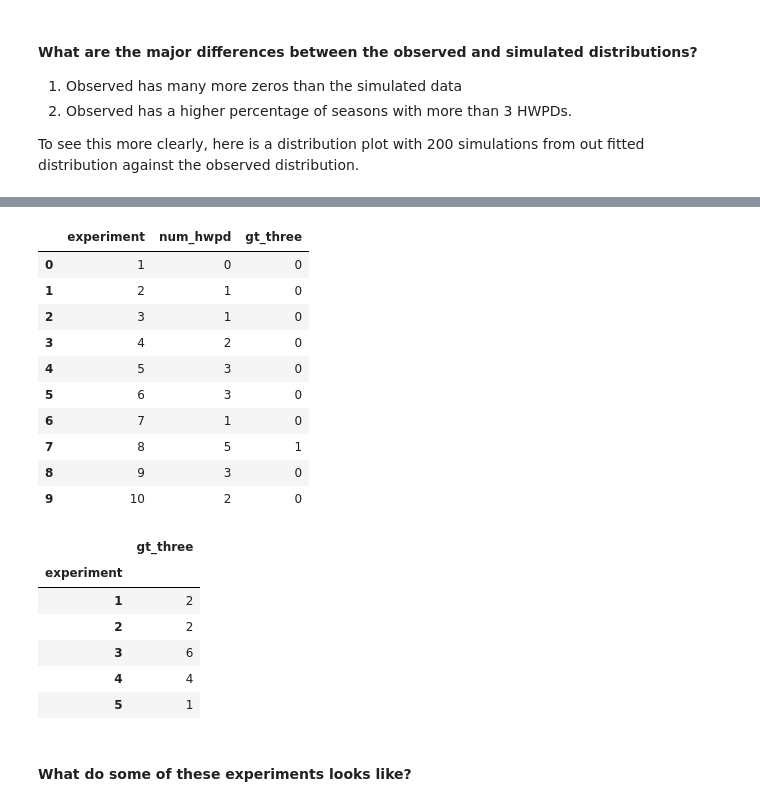
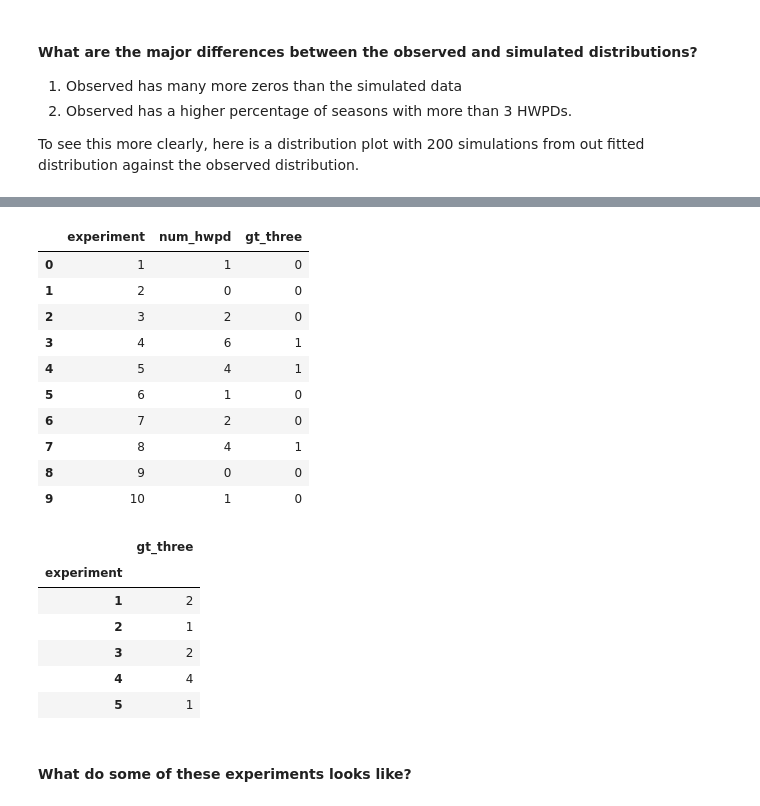
Before and after one commit to prior-knowledge/bayestime, a Jupyter notebook: 04/week_04_lecture.ipynb, the cells around one changed output, grey strips where cells are left out. Saved outputs shown, nothing was run; the diff lists cells and outputs as text; code cells hidden in the pictures.

```diff
--- a/04/week_04_lecture.ipynb
+++ b/04/week_04_lecture.ipynb
@@ -154,0 +185,2 @@ To fit a poisson distribution to these data, we can compute the mean number of H
+# %%
+pm = pystan.StanModel(file='../stan/iowa_hwpd_poisson.stan')
@@ -154,0 +189,9 @@ To fit a poisson distribution to these data, we can compute the mean number of H
+# %%
+# feed stan some data
+hwpd_dict = {'N':len(dubuque_corn_prod.hot_wet_planting),'hwpd':dubuque_corn_prod.hot_wet_planting}
+# %%
+# conduct MCMC using Stan
+hwpd_draws = pm.sampling(data=hwpd_dict, iter=1000, chains=4)
+# %%
+# give us a dictionary containing posterior draws for each parameter in the model
+hwpd_pstr = hwpd_draws.extract(permuted=True)
@@ -229,29 +284,29 @@ len(dubuque_corn_prod)
 # %%
-# conduct 2000 experiments
-num_expr = 2000
+# get number of experiments from previously estimated Stan model
+num_expr = hwpd_pstr['hwpd_sim'].shape[0]
 
 # sample from a poisson distribution with mean 2
-poisson_expr = sp.stats.poisson.rvs(mu=2,size=num_expr*len(dubuque_corn_prod))
+poisson_expr = np.array(hwpd_pstr['hwpd_sim'].reshape(num_expr*len(dubuque_corn_prod)),dtype=int)
 expr_idx = np.mod(np.arange(num_expr*len(dubuque_corn_prod)),num_expr)+1
 
 # put it in a dataframe
 expr_df = pd.DataFrame(np.vstack([expr_idx,poisson_expr]).T,columns=['experiment','num_hwpd'])
 
 # create an indicator variable to count number of HWPD
 expr_df['gt_three'] = [1 if x > 3 else 0 for x in expr_df.num_hwpd]
 expr_df.head(10)
 # %% [output]
 |  | experiment | num_hwpd | gt_three |
-| 0 | 1 | 0 | 0 |
-| 1 | 2 | 1 | 0 |
-| 2 | 3 | 1 | 0 |
-| 3 | 4 | 2 | 0 |
-| 4 | 5 | 3 | 0 |
-| 5 | 6 | 3 | 0 |
-| 6 | 7 | 1 | 0 |
-| 7 | 8 | 5 | 1 |
-| 8 | 9 | 3 | 0 |
-| 9 | 10 | 2 | 0 |
+| 0 | 1 | 1 | 0 |
+| 1 | 2 | 0 | 0 |
+| 2 | 3 | 2 | 0 |
+| 3 | 4 | 6 | 1 |
+| 4 | 5 | 4 | 1 |
+| 5 | 6 | 1 | 0 |
+| 6 | 7 | 2 | 0 |
+| 7 | 8 | 4 | 1 |
+| 8 | 9 | 0 | 0 |
+| 9 | 10 | 1 | 0 |
 # %%
 # we use pandas groupby to compute the percent of HWPD > 3 for each experiment
 sim_gt_three = expr_df.groupby(['experiment']).sum()['gt_three'] / len(dubuque_corn_prod)
@@ -262,8 +317,8 @@ expr_df.groupby(['experiment']).sum()[['gt_three']].head()
 |  | gt_three |
 | experiment |  |
 | 1 | 2 |
-| 2 | 2 |
-| 3 | 6 |
+| 2 | 1 |
+| 3 | 2 |
 | 4 | 4 |
 | 5 | 1 |
 # %% [markdown]
```
Also changed, not shown: parts of 48 cells of this notebook, 2 other files.
